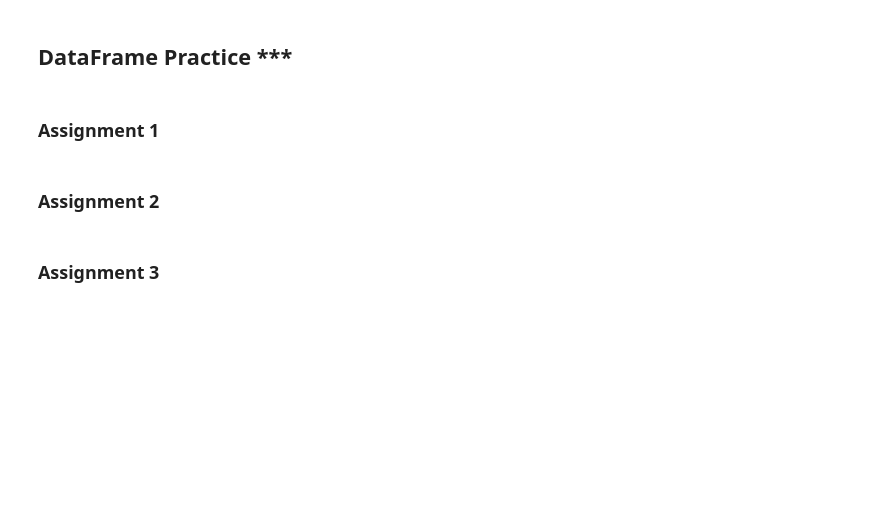
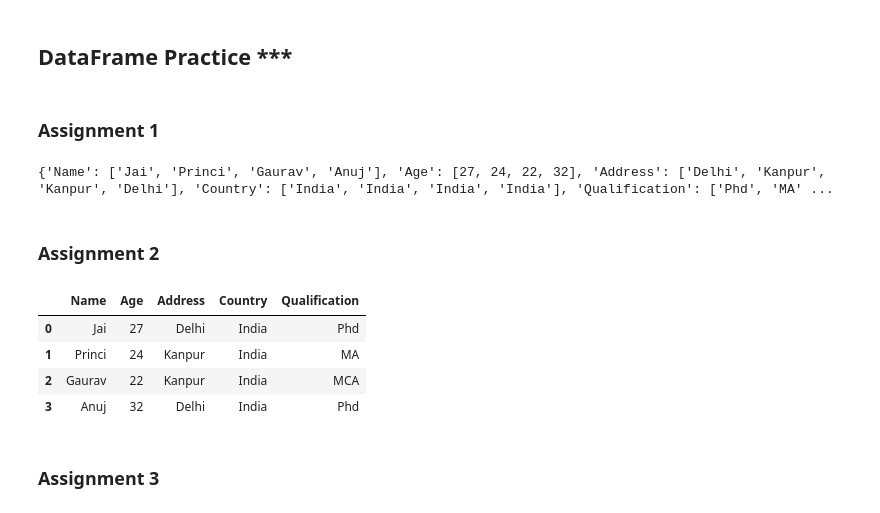
Before and after one commit to SamF543/Module_1, a Jupyter notebook: Copy_of_Python_Basics_Module_1_practice.ipynb, the cells around one changed output. Saved outputs shown, nothing was run; the diff lists cells and outputs as text; code cells hidden in the pictures; blank space fills up the shorter version.

```diff
--- a/Copy_of_Python_Basics_Module_1_practice.ipynb
+++ b/Copy_of_Python_Basics_Module_1_practice.ipynb
@@ -1937,7 +1632,15 @@ pivot
 # 4th key:value pair : 'Country': ['India', 'India', 'India', 'India']
 # 5th key;value pair : 'Qualification':['Phd', 'MA', 'MCA', 'Phd']
 
-# your code here...
+data = {'Name':['Jai', 'Princi', 'Gaurav', 'Anuj'],
+        'Age':[27, 24, 22, 32],
+        'Address':['Delhi', 'Kanpur', 'Kanpur', 'Delhi'],
+        'Country': ['India', 'India', 'India', 'India'],
+        'Qualification':['Phd', 'MA', 'MCA', 'Phd']}
+
+print(data)
+# %% [output]
+{'Name': ['Jai', 'Princi', 'Gaurav', 'Anuj'], 'Age': [27, 24, 22, 32], 'Address': ['Delhi', 'Kanpur', 'Kanpur', 'Delhi'], 'Country': ['India', 'India', 'India', 'India'], 'Qualification': ['Phd', 'MA' ...
 # %%
 #@title Display Solution 1
 
@@ -1954,13 +1657,19 @@ data
 # %%
 # create a dataframe 'df1' from dictionary "data"
 
 # don't forget to import pandas package as pd
 
 import pandas as pd
 
-# display the dataframe
+df1 = pd.DataFrame(data)
 
-# your code here ...
+df1
+# %% [output]
+|  | Name | Age | Address | Country | Qualification |
+| 0 | Jai | 27 | Delhi | India | Phd |
+| 1 | Princi | 24 | Kanpur | India | MA |
+| 2 | Gaurav | 22 | Kanpur | India | MCA |
+| 3 | Anuj | 32 | Delhi | India | Phd |
 # %%
 #@title Display solution 2
 
```
Also changed, not shown: parts of 112 cells of this notebook.
